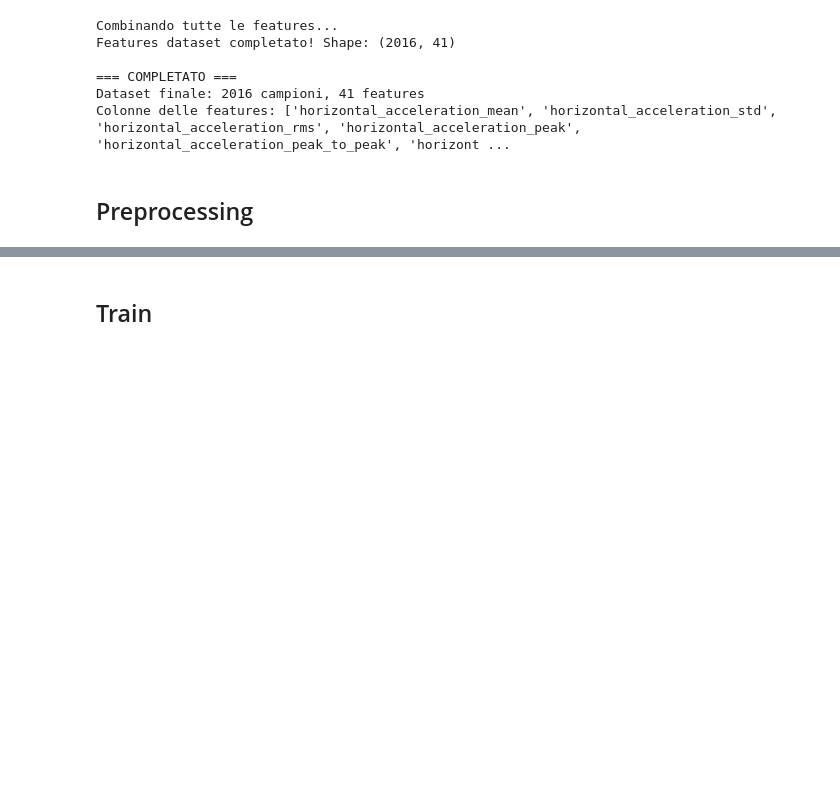
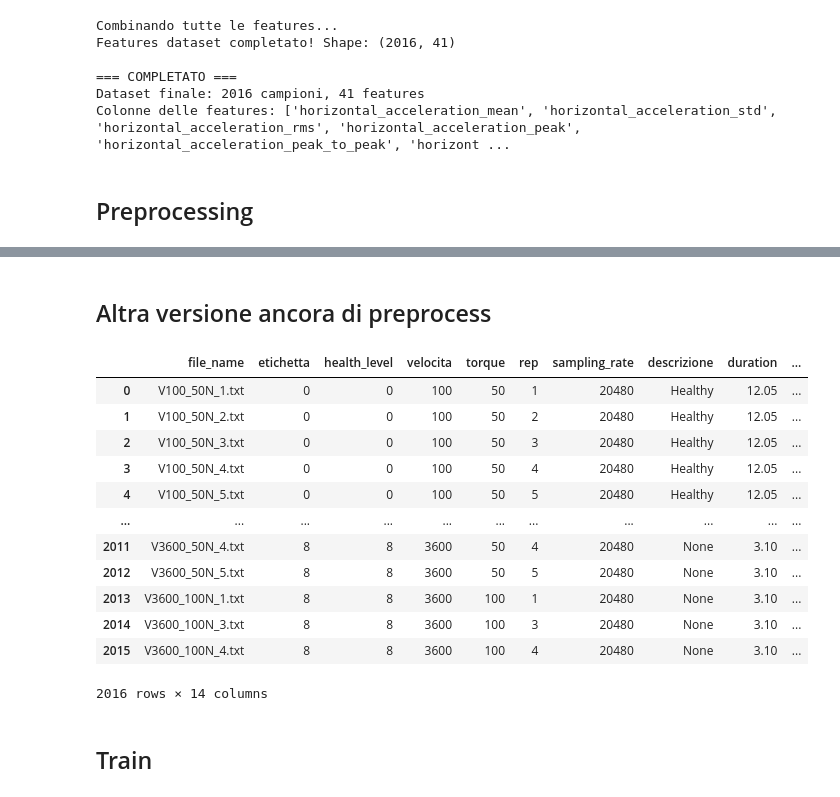
Before and after one commit to Andreavisi1/Challenge_B1_PHM_North_America_2023, a Jupyter notebook: notebooks/train.ipynb, the cells around one changed output, grey strips where cells are left out. Drawn from its saved outputs; the diff is of its cells as text; code cells hidden in the pictures; blank space fills up the shorter version.

```diff
--- a/notebooks/train.ipynb
+++ b/notebooks/train.ipynb
@@ -327,0 +642,2 @@ df_preprocessed.head()
+# %% [markdown]
+## Altra versione ancora di preprocess
@@ -328,2 +700,18 @@ df_preprocessed.head()
+# %%
+df_downsampled
+# %% [output]
+|  | file_name | etichetta | health_level | velocita | torque | rep | sampling_rate | descrizione | duration | ... |
+| 0 | V100_50N_1.txt | 0 | 0 | 100 | 50 | 1 | 20480 | Healthy | 12.05 | ... |
+| 1 | V100_50N_2.txt | 0 | 0 | 100 | 50 | 2 | 20480 | Healthy | 12.05 | ... |
+| 2 | V100_50N_3.txt | 0 | 0 | 100 | 50 | 3 | 20480 | Healthy | 12.05 | ... |
+| 3 | V100_50N_4.txt | 0 | 0 | 100 | 50 | 4 | 20480 | Healthy | 12.05 | ... |
+| 4 | V100_50N_5.txt | 0 | 0 | 100 | 50 | 5 | 20480 | Healthy | 12.05 | ... |
+| ... | ... | ... | ... | ... | ... | ... | ... | ... | ... | ... |
+| 2011 | V3600_50N_4.txt | 8 | 8 | 3600 | 50 | 4 | 20480 | None | 3.10 | ... |
+| 2012 | V3600_50N_5.txt | 8 | 8 | 3600 | 50 | 5 | 20480 | None | 3.10 | ... |
+| 2013 | V3600_100N_1.txt | 8 | 8 | 3600 | 100 | 1 | 20480 | None | 3.10 | ... |
+| 2014 | V3600_100N_3.txt | 8 | 8 | 3600 | 100 | 3 | 20480 | None | 3.10 | ... |
+| 2015 | V3600_100N_4.txt | 8 | 8 | 3600 | 100 | 4 | 20480 | None | 3.10 | ... |
+2016 rows × 14 columns
 # %% [markdown]
 ## Train
```
Also changed, not shown: parts of 31 cells of this notebook, 7 other files.
